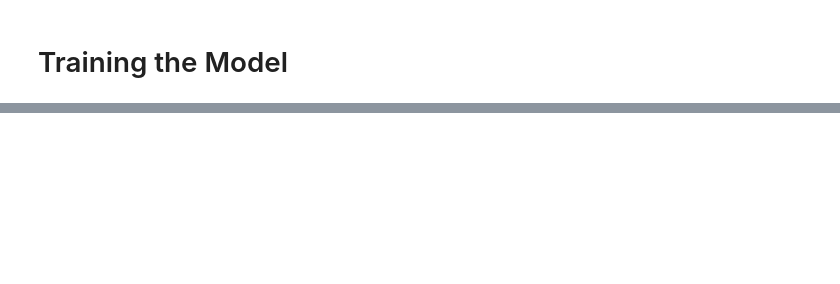
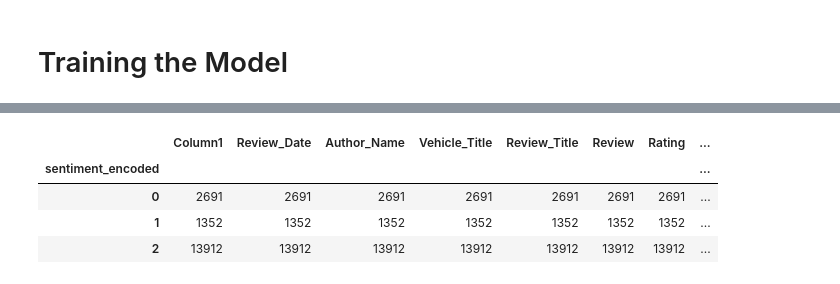
Before and after one commit to kushalk47/Nlp_analysis, a Jupyter notebook: lstm.ipynb, the cells around one changed output, grey strips where cells are left out. Saved outputs shown, nothing was run; the diff lists cells and outputs as text; code cells hidden in the pictures; blank space fills up the shorter version.

```diff
--- a/lstm.ipynb
+++ b/lstm.ipynb
@@ -396,7 +429,7 @@ from sklearn.preprocessing import LabelEncoder
 
 # Encode Sentiment Labels (Negative = 0, Neutral = 1, Positive = 2)
 label_encoder = LabelEncoder()
-df["sentiment_encoded"] = label_encoder.fit_transform(df["sentiment"])
+df["sentiment_encoded"] = label_encoder.fit_transform(df["Sentiment"])
 
 # Train-Test Split (80% Train, 20% Test)
 X_train, X_test, y_train, y_test = train_test_split(
@@ -476,7 +523,7 @@ X_padded = pad_sequences(X, maxlen=MAX_SEQUENCE_LENGTH, padding='post', truncati
 
 # Encode sentiment labels
 label_encoder = LabelEncoder()
-df["sentiment_encoded"] = label_encoder.fit_transform(df["sentiment"])
+df["sentiment_encoded"] = label_encoder.fit_transform(df["Sentiment"])
 y = np.array(df["sentiment_encoded"])
 
 # Split into training and test sets
@@ -638,0 +706,8 @@ df['Review'][381]
+# %%
+df.groupby('sentiment_encoded').count()
+# %% [output]
+|  | Column1 | Review_Date | Author_Name | Vehicle_Title | Review_Title | Review | Rating | ... |
+| sentiment_encoded |  |  |  |  |  |  |  | ... |
+| 0 | 2691 | 2691 | 2691 | 2691 | 2691 | 2691 | 2691 | ... |
+| 1 | 1352 | 1352 | 1352 | 1352 | 1352 | 1352 | 1352 | ... |
+| 2 | 13912 | 13912 | 13912 | 13912 | 13912 | 13912 | 13912 | ... |
```
Also changed, not shown: parts of 31 cells of this notebook.
